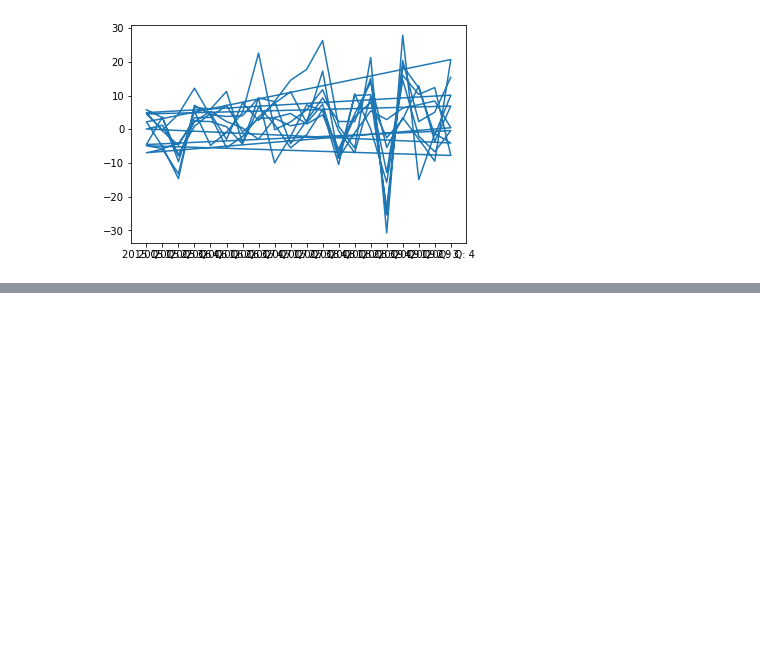
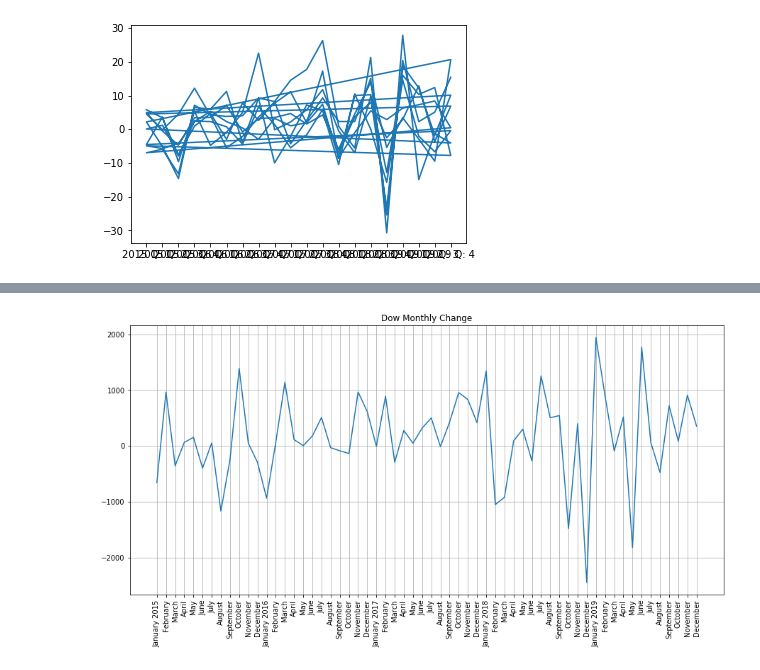
Before and after one commit to Jdshah06/S-P-500-Stock-Analysis, a Jupyter notebook: Project Dow Test.ipynb, the cells around one changed output, grey strips where cells are left out. Cells and saved outputs as stored; diff of their text form; code cells hidden in the pictures; blank space fills up the shorter version.

```diff
--- a/Project Dow Test.ipynb
+++ b/Project Dow Test.ipynb
@@ -14,6 +15,7 @@ individual_industry= 'Dow Data/DOW Names.csv'
 # %%
 individual_df = pd.read_csv(individual_data)
 industry_df= pd.read_csv(individual_industry)
+dow_df=pd.read_csv(dow)
 # %%
 individual_df
 # %% [output]
@@ -451,0 +464,10 @@ plt.plot(stocks_quarter_graph["Quarterly Change"])
+# %%
+dow_df['Date']= pd.to_datetime(dow_df['Date'])
+dow_df['Month Number']= dow_df['Date'].dt.month
+dow_df['Year'] = dow_df['Date'].dt.year
+dow_df
+monthly_change_dow= dow_df.groupby(['Year','Month Number']).agg({'Open':'first','Close':'last'})
+# %%
+monthly_change_dow=monthly_change_dow.reset_index()
+monthly_change_dow["Monthly Change"]= monthly_change_dow['Close']- monthly_change_dow['Open']
+monthly_change_dow["Year-Month"]= pd.to_datetime(year_month_df)
@@ -451,0 +494,4 @@ plt.plot(stocks_quarter_graph["Quarterly Change"])
+# %%
+dow_graph_old= pd.DataFrame({"Year-Month":monthly_change_dow["Year-Month"],"Monthly Change":monthly_change_dow['Monthly Change']})
+dow_graph= dow_graph_old.set_index("Year-Month")
+dow_graph
@@ -451,0 +517,9 @@ plt.plot(stocks_quarter_graph["Quarterly Change"])
+# %%
+fig=plt.figure(figsize=(15,7))
+ax= np.arange(len(dow_graph))
+plt.plot(ax, dow_graph)
+plt.title('Dow Monthly Change')
+plt.xticks(ax,calender,rotation=90)
+plt.grid()
+# %% [output]
+[figure, added]
```
Also changed, not shown: parts of 28 cells of this notebook.
